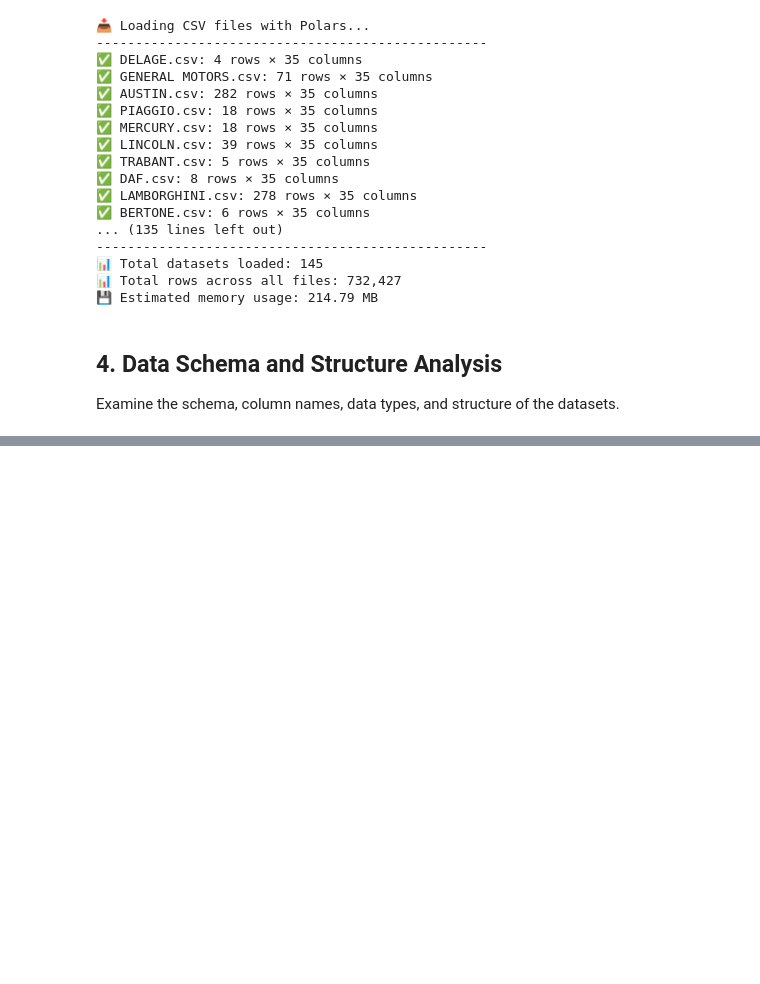
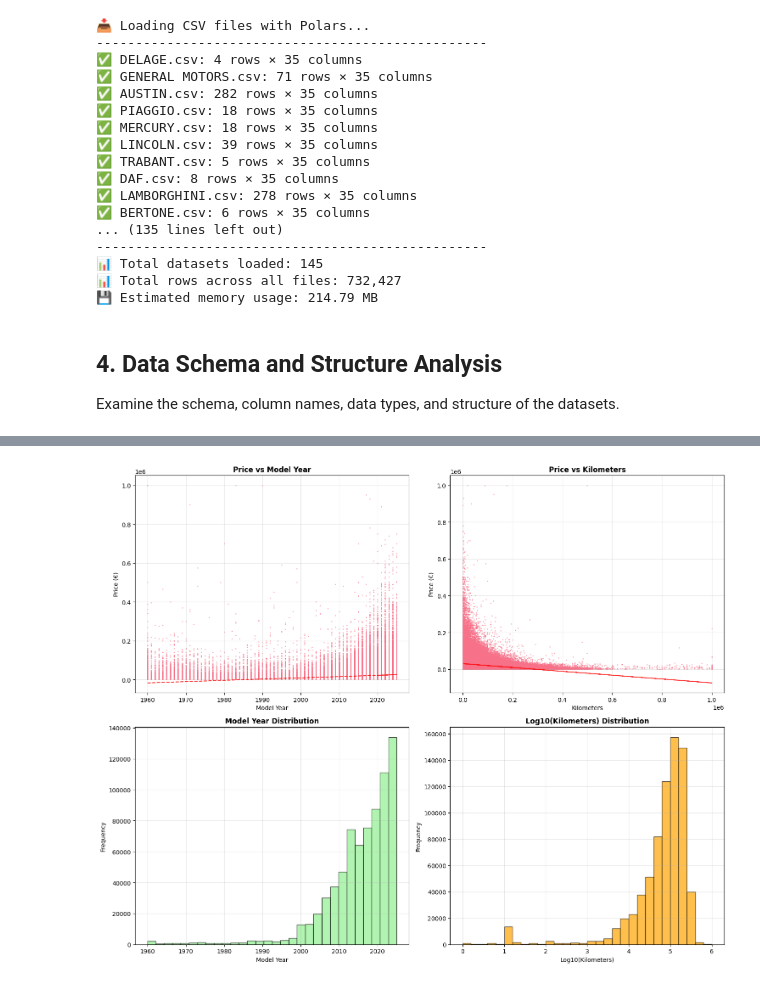
Before and after one commit to brunothefirst/car_price_prediction, a Jupyter notebook: notebooks/01_data_exploration.ipynb, the cells around one changed output, grey strips where cells are left out. Cells and saved outputs as stored; diff of their text form; code cells hidden in the pictures; blank space fills up the shorter version.

```diff
--- a/notebooks/01_data_exploration.ipynb
+++ b/notebooks/01_data_exploration.ipynb
@@ -415,0 +384,93 @@ print(f"\n✅ Exploration completed successfully!")
+# %%
+df = (df.with_columns([
+    pl.col("annee_modele")
+      .cast(pl.Float64, strict=False)
+      .alias("year_numeric"),
+
+    pl.col("kilometrage")
+      .str.replace_all(",", "")
+      .str.replace_all(" ", "")
+      .str.replace_all("km", "")
+      .cast(pl.Float64, strict=False)
+      .alias("km_numeric")
+])
+.filter(pl.col('price_numeric') < 10e5)
+)
+# %%
+# Clean numerical features
+numerical_df = df
+
+print(f"Clean numerical data: {numerical_df.height:,} rows")
+
+# Convert to pandas for correlation analysis
+num_data = numerical_df.select(['price_numeric', 'year_numeric', 'km_numeric']).to_pandas()
+
+# Correlation analysis
+correlation_matrix = num_data.corr()
+print("\n🔗 Correlation Matrix:")
+print(correlation_matrix.round(3))
+
+# Visualizations
+fig, axes = plt.subplots(2, 2, figsize=(15, 12))
+
+# Price vs Year
+axes[0, 0].scatter(num_data['year_numeric'], num_data['price_numeric'], alpha=0.5, s=1)
+axes[0, 0].set_title('Price vs Model Year', fontweight='bold')
+axes[0, 0].set_xlabel('Model Year')
+axes[0, 0].set_ylabel('Price (€)')
+axes[0, 0].grid(True, alpha=0.3)
+
+# Add trend line
+z = np.polyfit(num_data['year_numeric'], num_data['price_numeric'], 1)
+p = np.poly1d(z)
+axes[0, 0].plot(num_data['year_numeric'], p(num_data['year_numeric']), "r--", alpha=0.8)
+
+# Price vs Kilometers
+axes[0, 1].scatter(num_data['km_numeric'], num_data['price_numeric'], alpha=0.5, s=1)
+axes[0, 1].set_title('Price vs Kilometers', fontweight='bold')
+axes[0, 1].set_xlabel('Kilometers')
+axes[0, 1].set_ylabel('Price (€)')
+axes[0, 1].grid(True, alpha=0.3)
+
+# Add trend line
+z = np.polyfit(num_data['km_numeric'], num_data['price_numeric'], 1)
+p = np.poly1d(z)
+axes[0, 1].plot(num_data['km_numeric'], p(num_data['km_numeric']), "r--", alpha=0.8)
+
+# Year distribution
+axes[1, 0].hist(num_data['year_numeric'], bins=30, alpha=0.7, color='lightgreen', edgecolor='black')
+axes[1, 0].set_title('Model Year Distribution', fontweight='bold')
+axes[1, 0].set_xlabel('Model Year')
+axes[1, 0].set_ylabel('Frequency')
+axes[1, 0].grid(True, alpha=0.3)
+
+# Kilometers distribution (log scale for better visualization)
+axes[1, 1].hist(np.log10(num_data['km_numeric'][num_data['km_numeric'] > 0]), bins=30, alpha=0.7, color='orange', edgecolor='black')
+axes[1, 1].set_title('Log10(Kilometers) Distribution', fontweight='bold')
+axes[1, 1].set_xlabel('Log10(Kilometers)')
+axes[1, 1].set_ylabel('Frequency')
+axes[1, 1].grid(True, alpha=0.3)
+
+plt.tight_layout()
+plt.show()
+
+# Feature statistics
+print(f"\n📈 FEATURE STATISTICS:")
+print(f"Model Year:")
+print(f"  Range: {num_data['year_numeric'].min():.0f} - {num_data['year_numeric'].max():.0f}")
+print(f"  Mean: {num_data['year_numeric'].mean():.1f}")
+print(f"  Median: {num_data['year_numeric'].median():.0f}")
+
+print(f"\nKilometers:")
+print(f"  Range: {num_data['km_numeric'].min():,.0f} - {num_data['km_numeric'].max():,.0f}")
+print(f"  Mean: {num_data['km_numeric'].mean():,.0f}")
+print(f"  Median: {num_data['km_numeric'].median():,.0f}")
+
+# Correlation insights
+price_year_corr = correlation_matrix.loc['price_numeric', 'year_numeric']
+price_km_corr = correlation_matrix.loc['price_numeric', 'km_numeric']
+
+print(f"\n🔗 Key Correlations with Price:")
+print(f"  Price ↔ Model Year: {price_year_corr:.3f} {'(Strong positive)' if price_year_corr > 0.7 else '(Moderate positive)' if price_year_corr > 0.3 else '(Weak)'}")
+print(f"  Price ↔ Kilometers: {price_km_corr:.3f} {'(Strong negative)' if price_km_corr < -0.7 else '(Moderate negative)' if price_km_corr < -0.3 else '(Weak)'}")
+# %% [output]
@@ -415,0 +484 @@ print(f"\n✅ Exploration completed successfully!")
+[figure, added]
```
Also changed, not shown: parts of 20 cells of this notebook.
